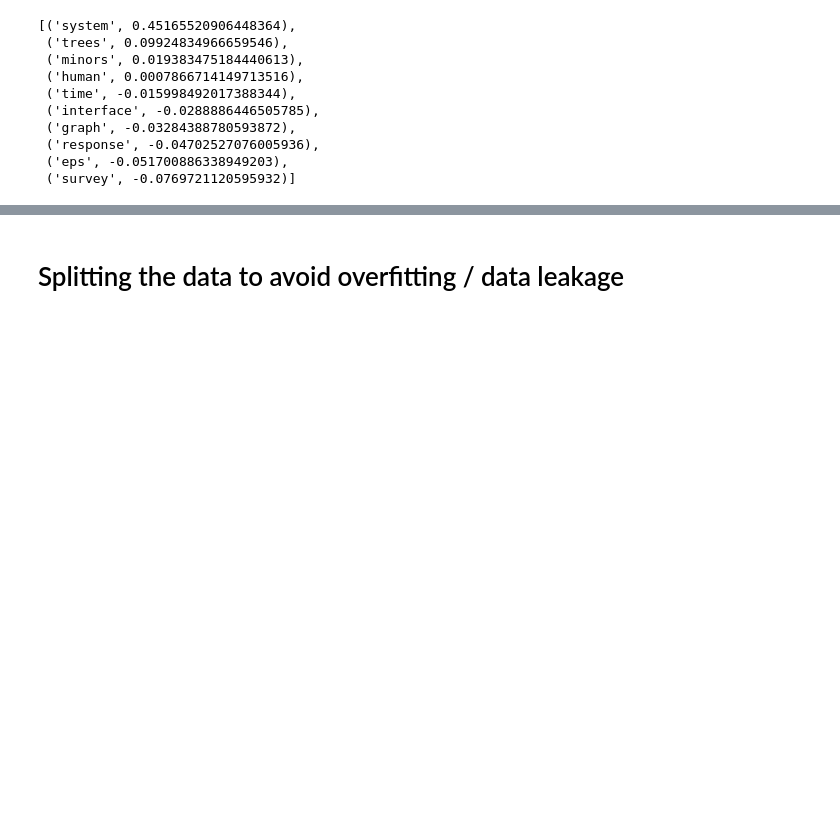
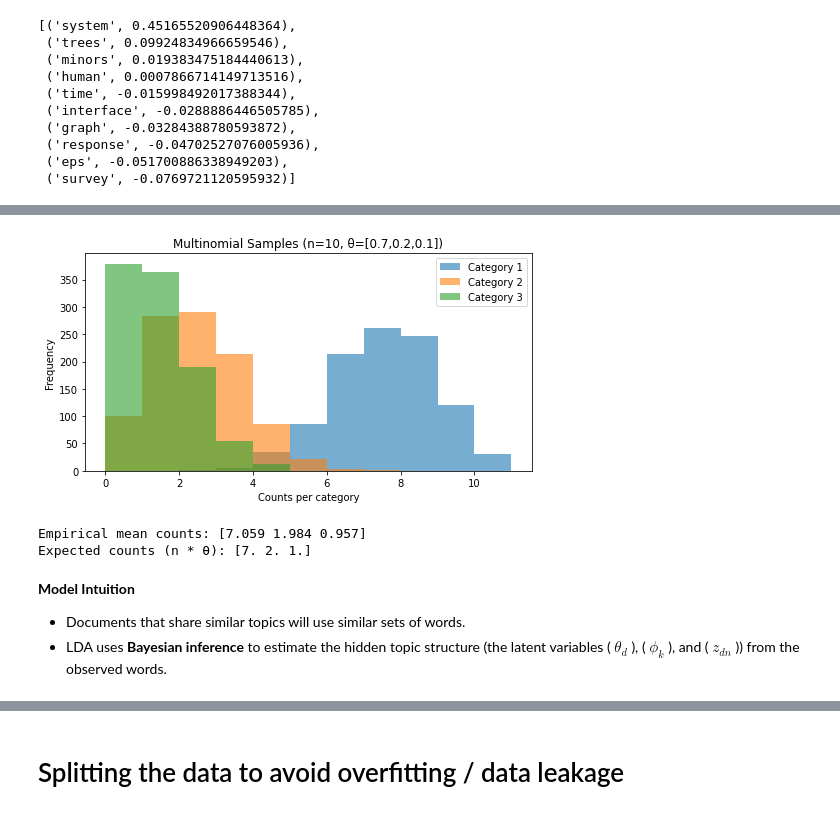
Before and after one commit to fforster/MDS7201, a Jupyter notebook: notebooks/Preprocessing/Preproc+feature+split.ipynb, the cells around one changed output, grey strips where cells are left out. Drawn from its saved outputs; the diff is of its cells as text; code cells hidden in the pictures; blank space fills up the shorter version.

```diff
--- a/notebooks/Preprocessing/Preproc+feature+split.ipynb
+++ b/notebooks/Preprocessing/Preproc+feature+split.ipynb
@@ -1581,0 +1440,26 @@ for i in range(min(3, len(docs))):
+# %%
+# Example: Multinomial
+theta = np.array([0.7, 0.2, 0.1])
+n = 10
+samples = np.array([multinomial.rvs(n, theta) for _ in range(1000)])
+
+counts_mean = samples.mean(axis=0)
+df = pd.DataFrame(samples, columns=["Category 1", "Category 2", "Category 3"])
+
+# Plot histogram of counts
+df.plot(kind="hist", bins=range(0, n+2), alpha=0.6, figsize=(8,4))
+plt.title("Multinomial Samples (n=10, θ=[0.7,0.2,0.1])")
+plt.xlabel("Counts per category")
+plt.show()
+
+print("Empirical mean counts:", counts_mean)
+print("Expected counts (n * θ):", n * theta)
+# %% [output]
+[figure, added]
+Empirical mean counts: [7.059 1.984 0.957]
+Expected counts (n * θ): [7. 2. 1.]
+# %% [markdown]
+**Model Intuition**
+
+* Documents that share similar topics will use similar sets of words.
+* LDA uses **Bayesian inference** to estimate the hidden topic structure (the latent variables ( $\theta_d$ ), ( $\phi_k$ ), and ( $z_{dn}$ )) from the observed words.
```
Also changed, not shown: parts of 57 cells of this notebook.
